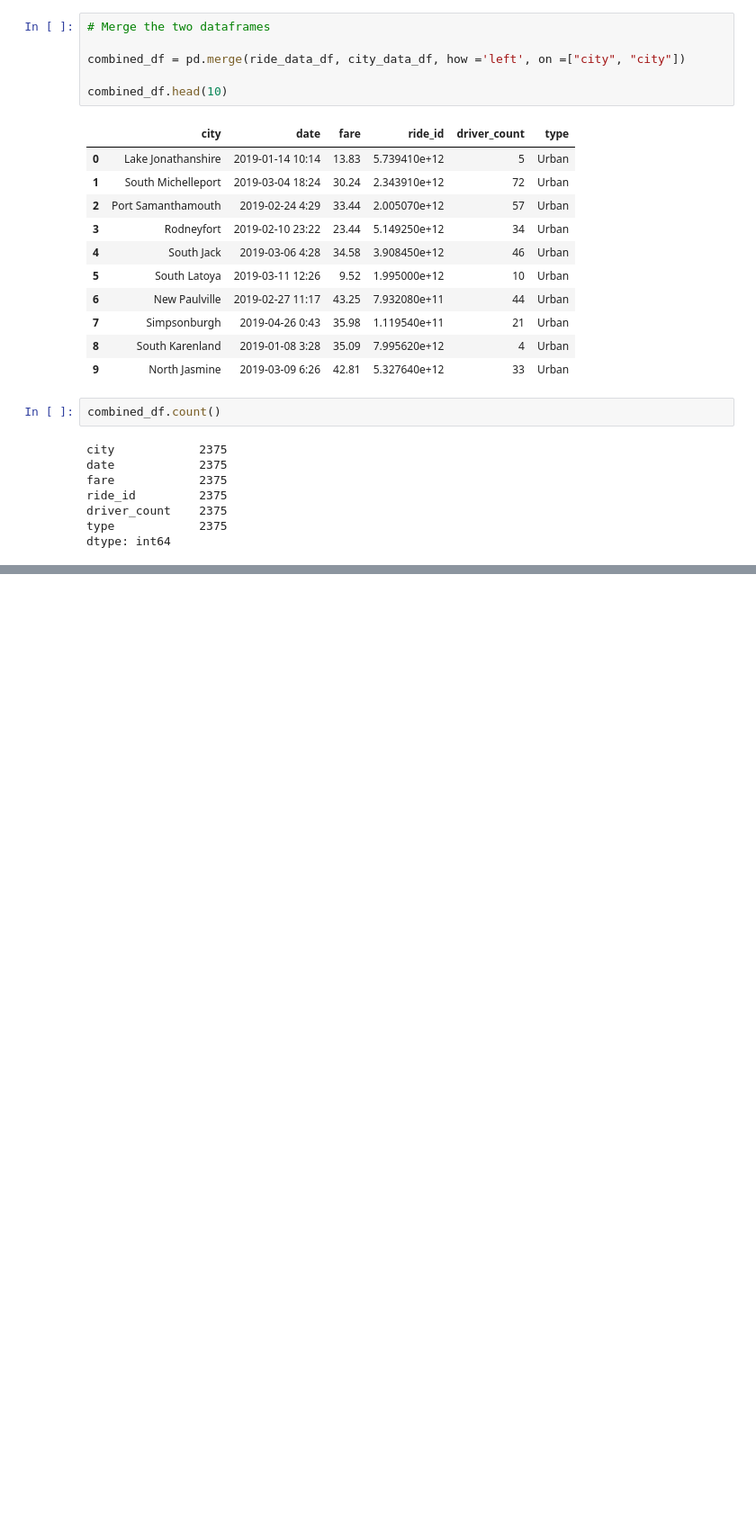
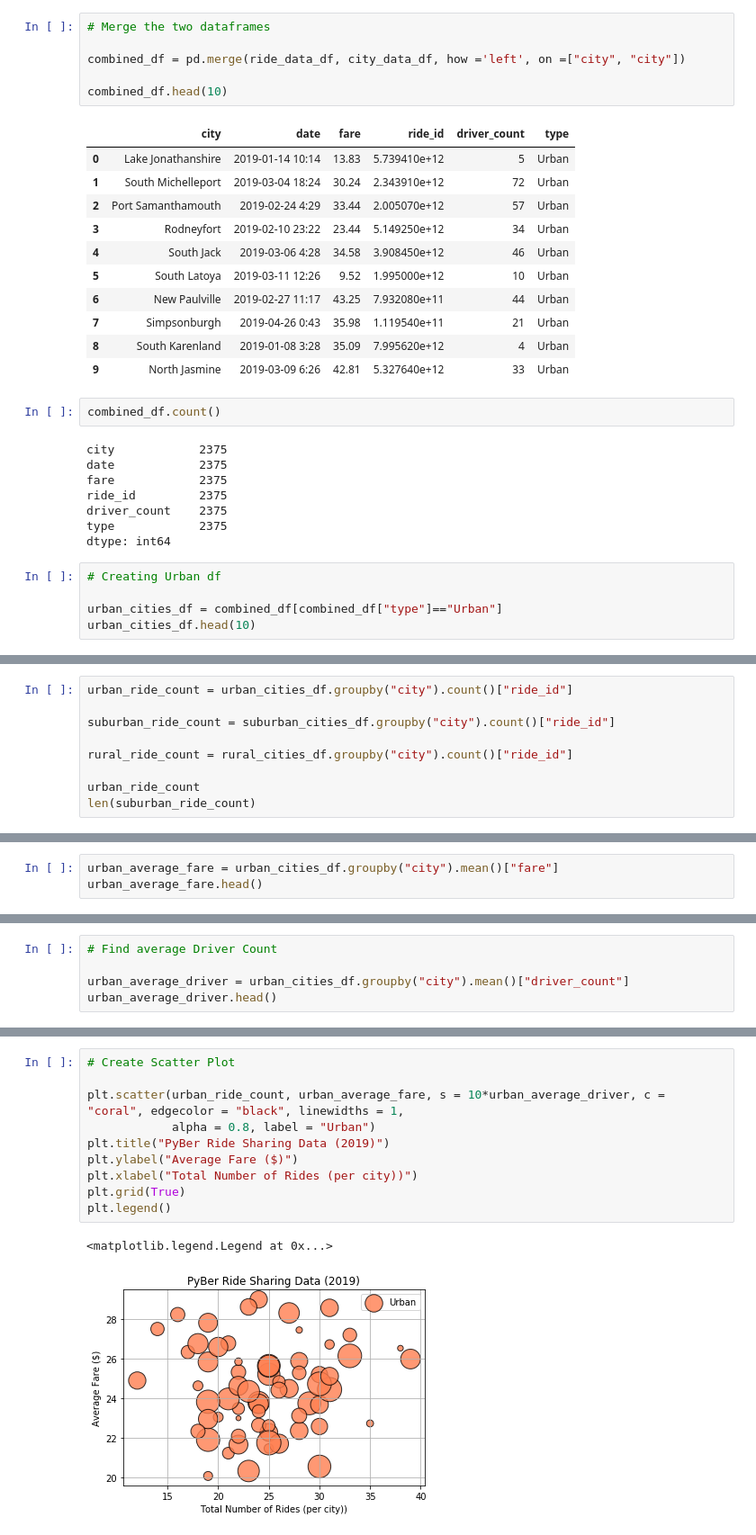
Before and after one commit to quintonw1/Pyber_Analysis, a Jupyter notebook: Pyber.ipynb, the cells around one changed output, grey strips where cells are left out. Shown: that part at 90% size. Cells and saved outputs as stored; diff of their text form; blank space fills up the shorter version.

Commit message:
Adding bubble chart

```diff
--- a/Pyber.ipynb
+++ b/Pyber.ipynb
@@ -123,3 +123,8 @@ ride_id         2375
 driver_count    2375
 type            2375
 dtype: int64
+# %%
+# Creating Urban df
+
+urban_cities_df = combined_df[combined_df["type"]=="Urban"]
+urban_cities_df.head(10)
@@ -125,0 +177,9 @@ dtype: int64
+# %%
+urban_ride_count = urban_cities_df.groupby("city").count()["ride_id"]
+
+suburban_ride_count = suburban_cities_df.groupby("city").count()["ride_id"]
+
+rural_ride_count = rural_cities_df.groupby("city").count()["ride_id"]
+
+urban_ride_count
+len(suburban_ride_count)
@@ -125,0 +188,3 @@ dtype: int64
+# %%
+urban_average_fare = urban_cities_df.groupby("city").mean()["fare"]
+urban_average_fare.head()
@@ -125,0 +207,5 @@ dtype: int64
+# %%
+# Find average Driver Count
+
+urban_average_driver = urban_cities_df.groupby("city").mean()["driver_count"]
+urban_average_driver.head()
@@ -125,0 +227,13 @@ dtype: int64
+# %%
+# Create Scatter Plot
+
+plt.scatter(urban_ride_count, urban_average_fare, s = 10*urban_average_driver, c = "coral", edgecolor = "black", linewidths = 1,
+            alpha = 0.8, label = "Urban")
+plt.title("PyBer Ride Sharing Data (2019)")
+plt.ylabel("Average Fare ($)")
+plt.xlabel("Total Number of Rides (per city))")
+plt.grid(True)
+plt.legend()
+# %% [output]
+<matplotlib.legend.Legend at 0x...>
+[figure, added]
```
Also changed, not shown: parts of 12 cells of this notebook, 1 other file.
